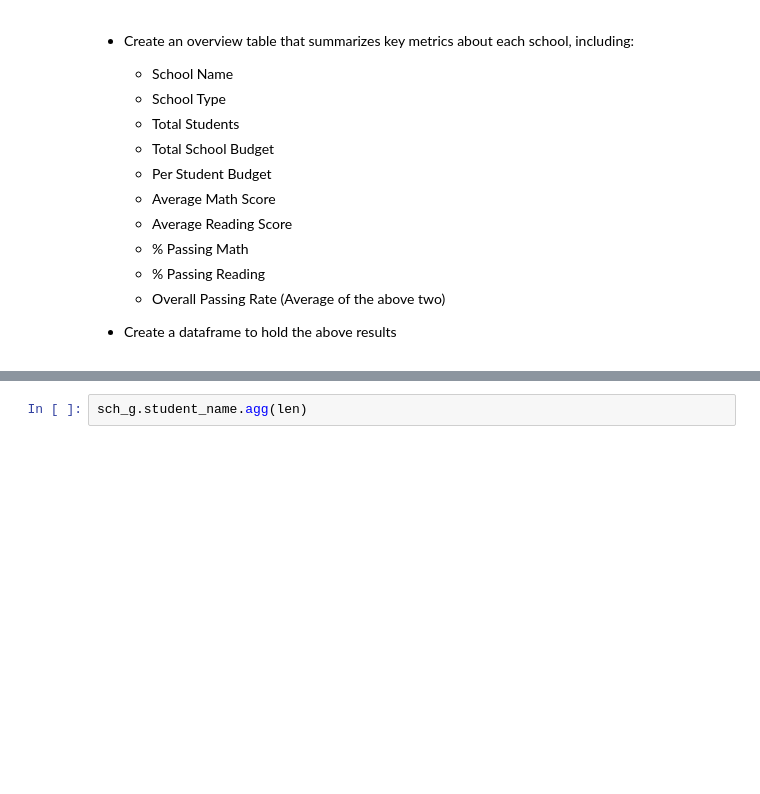
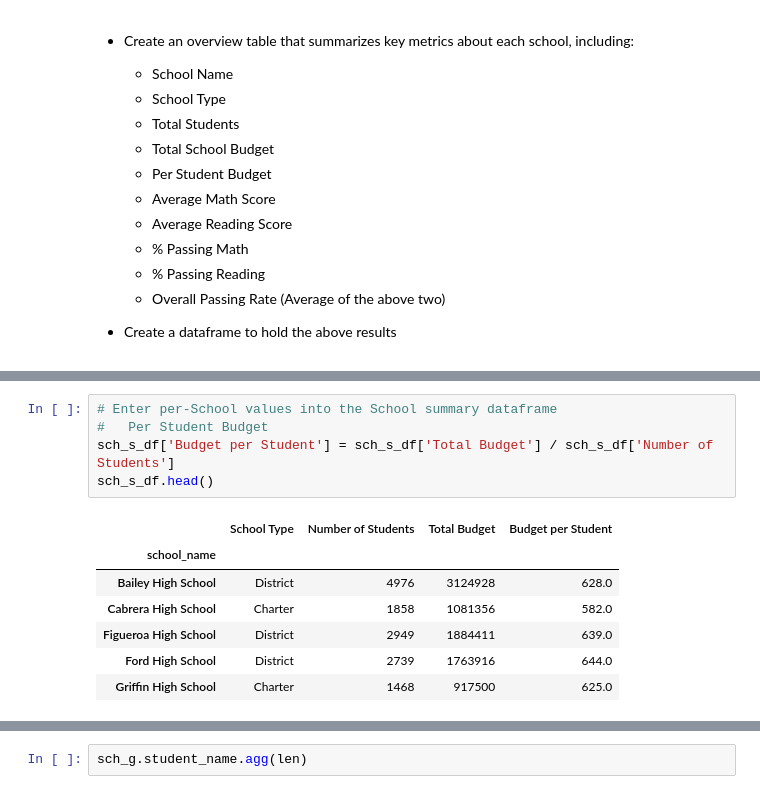
Before and after one commit to daddyjab/PythonAssignments, a Jupyter notebook: PyCitySchools/PyCitySchools-jb.ipynb, the cells around one changed output, grey strips where cells are left out. Drawn from its saved outputs; the diff is of its cells as text; blank space fills up the shorter version.

```diff
--- a/PyCitySchools/PyCitySchools-jb.ipynb
+++ b/PyCitySchools/PyCitySchools-jb.ipynb
@@ -166 +194,14 @@ full_d.head()
+# %%
+# Enter per-School values into the School summary dataframe
+#   Per Student Budget
+sch_s_df['Budget per Student'] = sch_s_df['Total Budget'] / sch_s_df['Number of Students']
+sch_s_df.head()
+# %% [output]
+|  | School Type | Number of Students | Total Budget | Budget per Student |
+| school_name |  |  |  |  |
+| Bailey High School | District | 4976 | 3124928 | 628.0 |
+| Cabrera High School | Charter | 1858 | 1081356 | 582.0 |
+| Figueroa High School | District | 2949 | 1884411 | 639.0 |
+| Ford High School | District | 2739 | 1763916 | 644.0 |
+| Griffin High School | Charter | 1468 | 917500 | 625.0 |
 # %%
```
Also changed, not shown: parts of 14 cells of this notebook.
